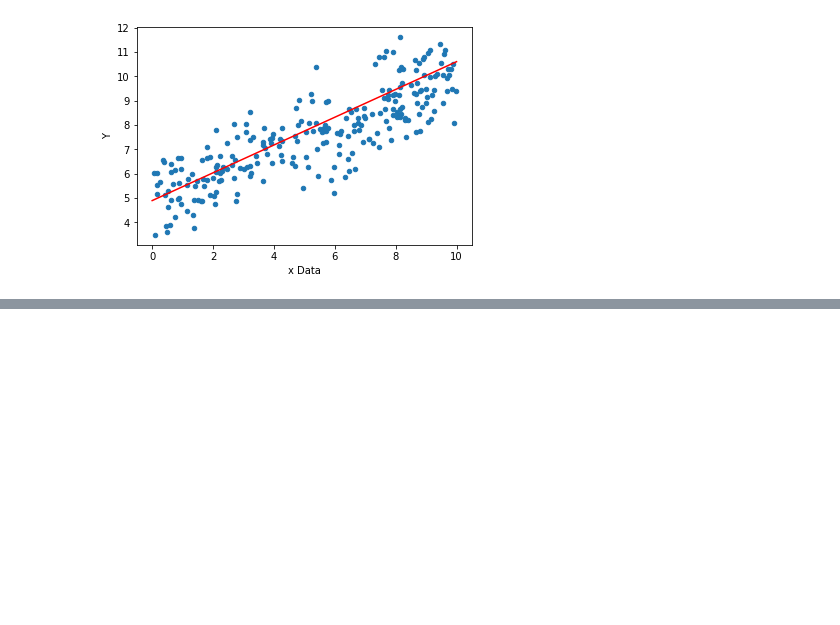
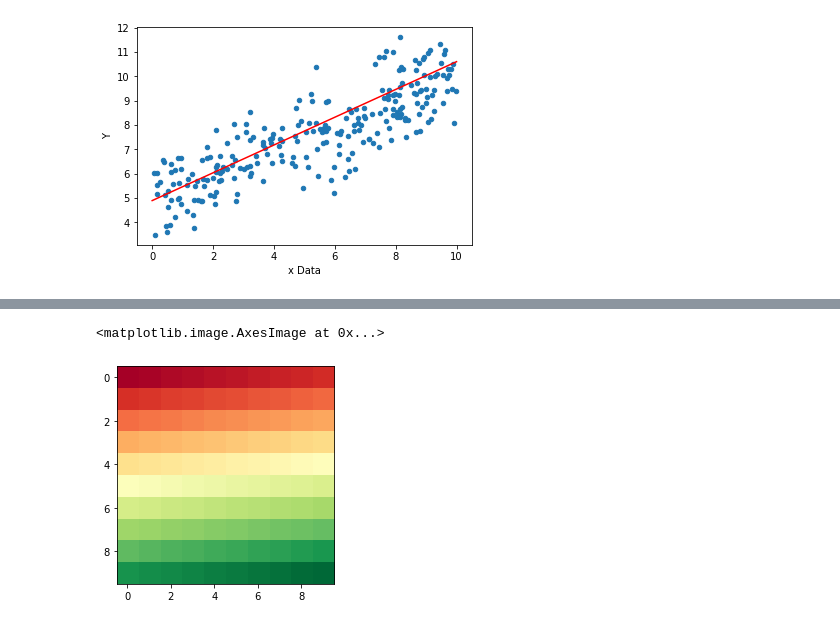
Before and after one commit to tyadav/tensor, a Jupyter notebook: Tensor_jose2.ipynb, the cells around one changed output, grey strips where cells are left out. Cells and saved outputs as stored; diff of their text form; code cells hidden in the pictures; blank space fills up the shorter version.

```diff
--- a/Tensor_jose2.ipynb
+++ b/Tensor_jose2.ipynb
@@ -110,0 +243,5 @@ plt.plot(x_data,y_hat,'r')
+# %%
+plt.imshow(mat,cmap='RdYlGn')
+# %% [output]
+<matplotlib.image.AxesImage at 0x...>
+[figure, added]
```
Also changed, not shown: parts of 22 cells of this notebook.
